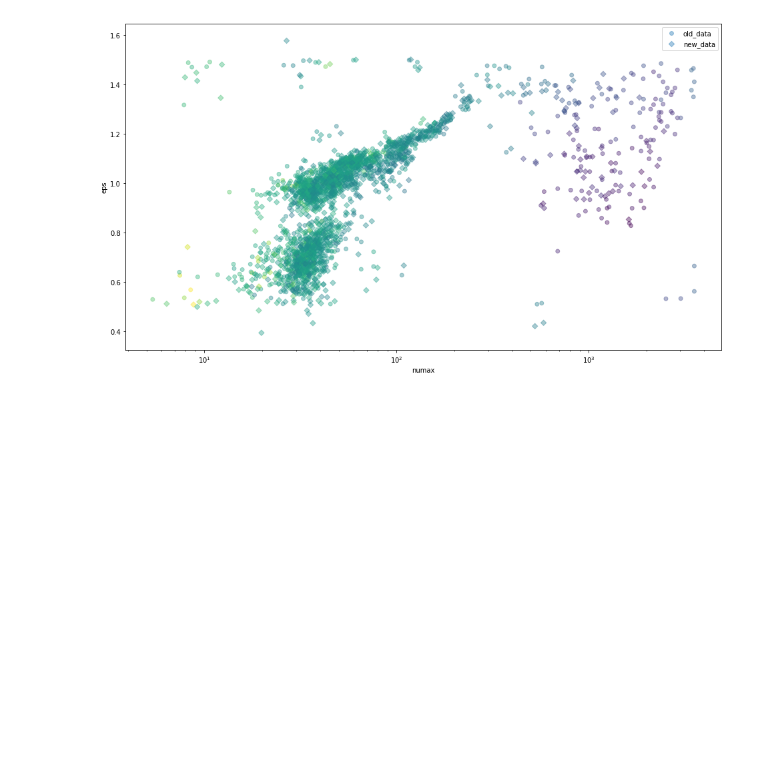
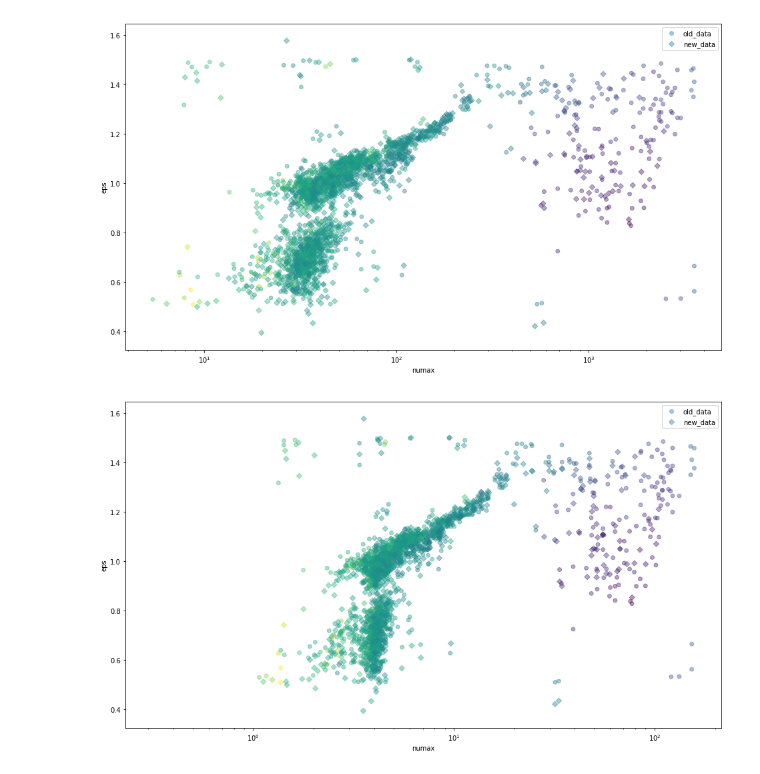
Before and after one commit to grd349/PBjam, a Jupyter notebook: pbjam/data/Compare Results .ipynb, the cells around one changed output. Saved outputs shown, nothing was run; the diff lists cells and outputs as text; code cells hidden in the pictures; blank space fills up the shorter version.

```diff
--- a/pbjam/data/Compare Results .ipynb
+++ b/pbjam/data/Compare Results .ipynb
@@ -75,3 +75,15 @@ ax.set_xscale('log')
 # %%
 df = pd.concat([old_data, new_data], sort=False)
 df.to_csv('prior_data2.csv', index=False)
+# %%
+fig, ax = plt.subplots(figsize=[16,9])
+ax.scatter(old_data.dnu, old_data.eps, c=old_data.bp_rp,
+          s=35, label='old_data', alpha=0.4)
+ax.scatter(new_data.dnu, new_data.eps, c=new_data.bp_rp,
+          marker='D', s=35, label='new_data', alpha=0.4)
+ax.legend()
+ax.set_xlabel('numax')
+ax.set_ylabel('eps')
+ax.set_xscale('log')
+# %% [output]
+[figure, added]
```
